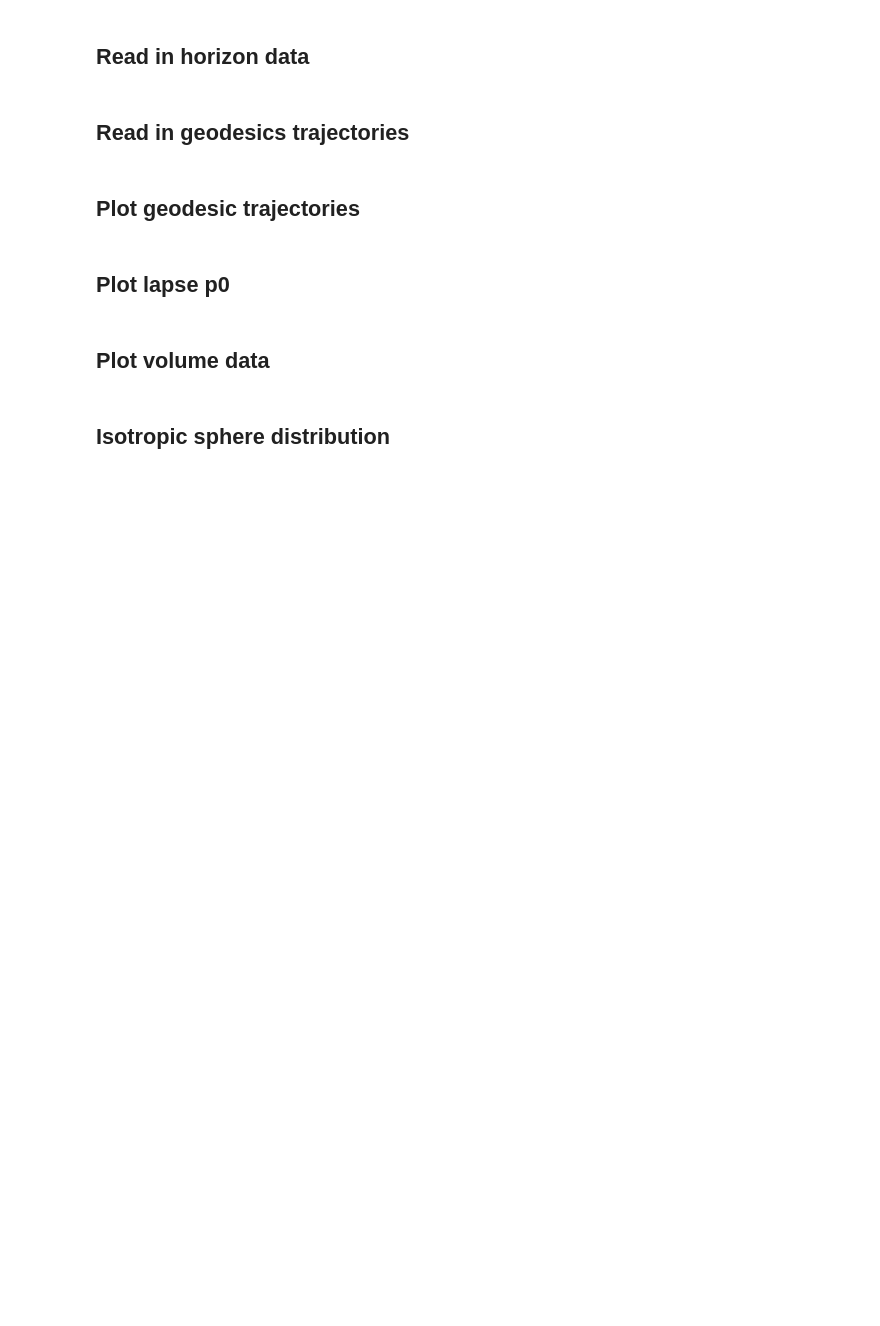
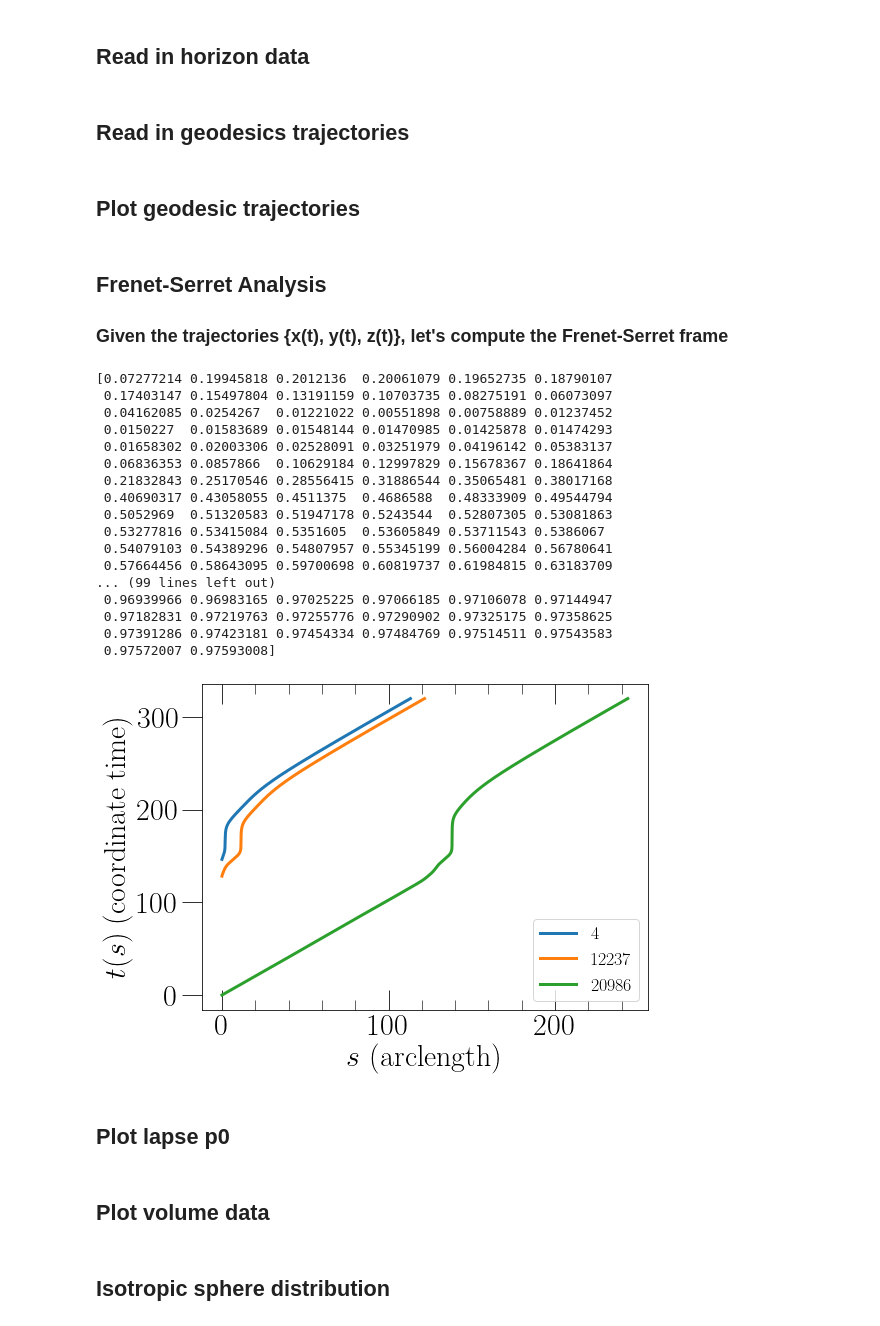
Before and after one commit to mariaokounkova/TracingMerger, a Jupyter notebook: Analysis.ipynb, the cells around one changed output. Saved outputs shown, nothing was run; the diff lists cells and outputs as text; code cells hidden in the pictures; blank space fills up the shorter version.

Commit message:
Add arclength computation
Add arclength computation for Frenet-Serret frame computation

```diff
--- a/Analysis.ipynb
+++ b/Analysis.ipynb
@@ -460,6 +461,57 @@ def PlotGetTrajectoriesFromH5(p_arr, figname):
     plt.show()
 # %%
 PlotGetTrajectoriesFromH5(['Data/TraceHeadOn_0_0_100_319.7/'], 'Winding')
+# %% [markdown]
+## Frenet-Serret Analysis
+
+### Given the trajectories {x(t), y(t), z(t)}, let's compute the Frenet-Serret frame
+# %%
+def ComputeArcLength(t, x, y, z):
+    """ For a given trajectory {x(t), y(t), z(t)}, compute and return
+        the arclength s(t) as a function of time"""
+    dx = np.gradient(x, t)
+    dy = np.gradient(y, t)
+    dz = np.gradient(z, t)
+
+    ## Compute the magnitude
+    mag = np.sqrt(dx**2 + dy**2 + dz**2)
+
+    ## Take a running integral
+    s = integrate.cumtrapz(mag, t, initial = 0.0)
+    return s, t
+# %%
+def ComputeFrenetSerretFrame(p, ns):
+    plt.figure(figsize=(8,6))
+    for n in ns:
+        t, x, y, z, lapse = GetGeodesicTrajectory(p, n)
+        s, t = ComputeArcLength(t, x, y, z)
+        plt.plot(s, t, label = n)
+        print(s[1:] - s[:-1])
+    plt.legend()
+    plt.xlabel('$s$ (arclength)', fontsize = 30)
+    plt.ylabel('$t(s)$ (coordinate time)', fontsize = 30)
+    plt.show()
+# %%
+ComputeFrenetSerretFrame('Data/TraceHeadOn_0_0_100_319.7/', [4, 12237, 20986])
+# %% [output]
+[0.07277214 0.19945818 0.2012136  0.20061079 0.19652735 0.18790107
+ 0.17403147 0.15497804 0.13191159 0.10703735 0.08275191 0.06073097
+ 0.04162085 0.0254267  0.01221022 0.00551898 0.00758889 0.01237452
+ 0.0150227  0.01583689 0.01548144 0.01470985 0.01425878 0.01474293
+ 0.01658302 0.02003306 0.02528091 0.03251979 0.04196142 0.05383137
+ 0.06836353 0.0857866  0.10629184 0.12997829 0.15678367 0.18641864
+ 0.21832843 0.25170546 0.28556415 0.31886544 0.35065481 0.38017168
+ 0.40690317 0.43058055 0.4511375  0.4686588  0.48333909 0.49544794
+ 0.5052969  0.51320583 0.51947178 0.5243544  0.52807305 0.53081863
+ 0.53277816 0.53415084 0.5351605  0.53605849 0.53711543 0.5386067
+ 0.54079103 0.54389296 0.54807957 0.55345199 0.56004284 0.56780641
+ 0.57664456 0.58643095 0.59700698 0.60819737 0.61984815 0.63183709
+... (99 lines left out)
+ 0.96939966 0.96983165 0.97025225 0.97066185 0.97106078 0.97144947
+ 0.97182831 0.97219763 0.97255776 0.97290902 0.97325175 0.97358625
+ 0.97391286 0.97423181 0.97454334 0.97484769 0.97514511 0.97543583
+ 0.97572007 0.97593008]
+[figure, added]
 # %% [markdown]
 ## Plot lapse p0
 # %%
```
Also changed, not shown: parts of 1 cell of this notebook.
